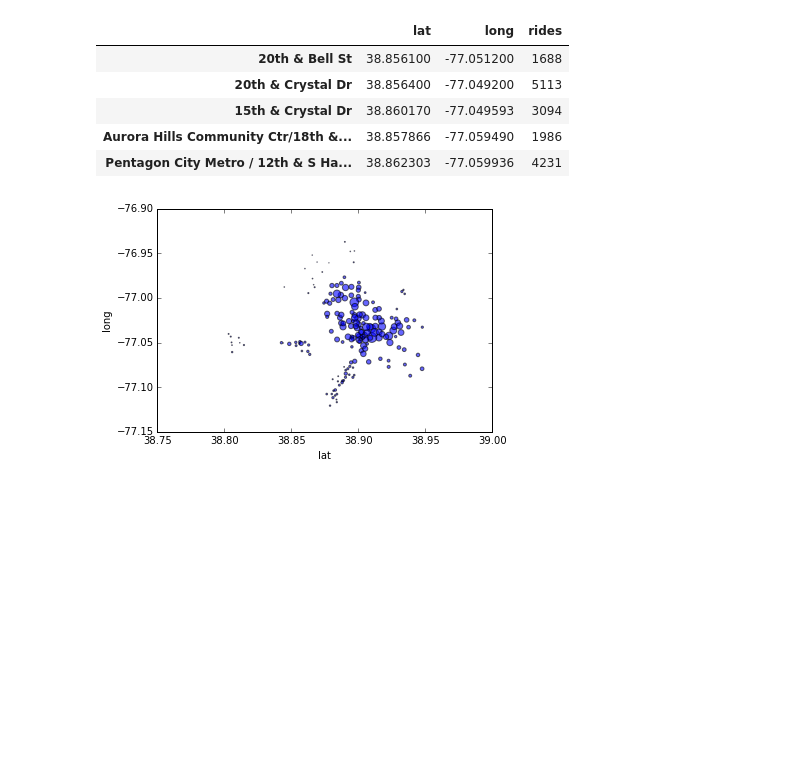
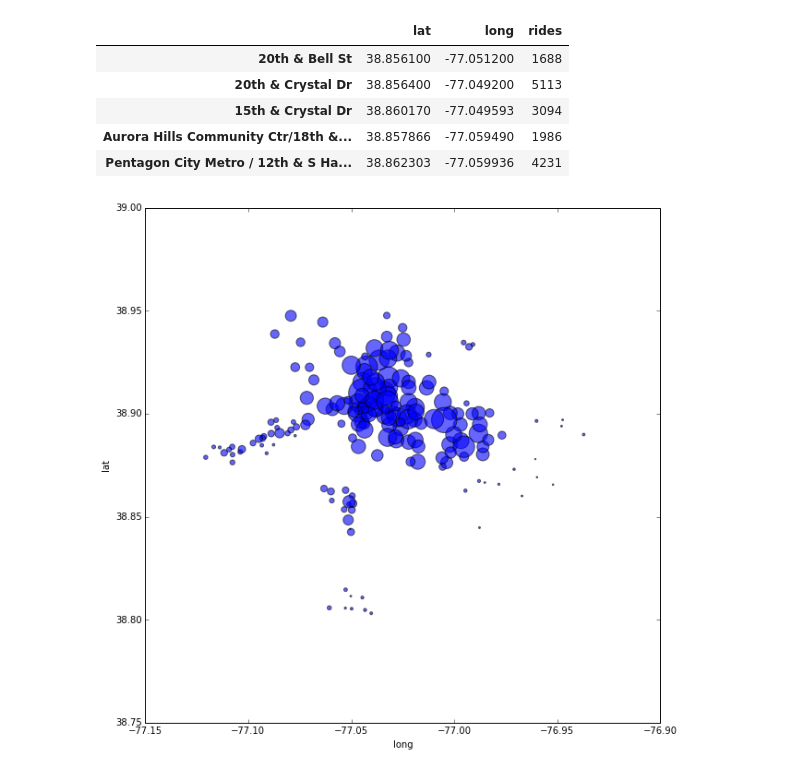
Before and after one commit to tlake/bikeshare, a Jupyter notebook: bikeshare_plots.ipynb, the cells around one changed output. Cells and saved outputs as stored; diff of their text form; code cells hidden in the pictures; blank space fills up the shorter version.

Commit message:
import matplotlib so we can change the size of the plot

```diff
--- a/bikeshare_plots.ipynb
+++ b/bikeshare_plots.ipynb
@@ -143,7 +147,7 @@ cleared.head()
 | Aurora Hills Community Ctr/18th &... | 38.857866 | -77.059490 | 1986 |
 | Pentagon City Metro / 12th & S Ha... | 38.862303 | -77.059936 | 4231 |
 # %%
-cleared.plot(kind='scatter', x='lat', y='long', s=(cleared['rides'] / 366) * .5, alpha=0.6)
+cleared.plot(kind='scatter', x='long', y='lat', s=(cleared['rides'] / 366) * 5, alpha=0.6, figsize=(10, 10))
 plt.show()
 # %% [output]
-[figure, old version]
+[figure, new version]
```
Also changed, not shown: parts of 2 cells of this notebook.
